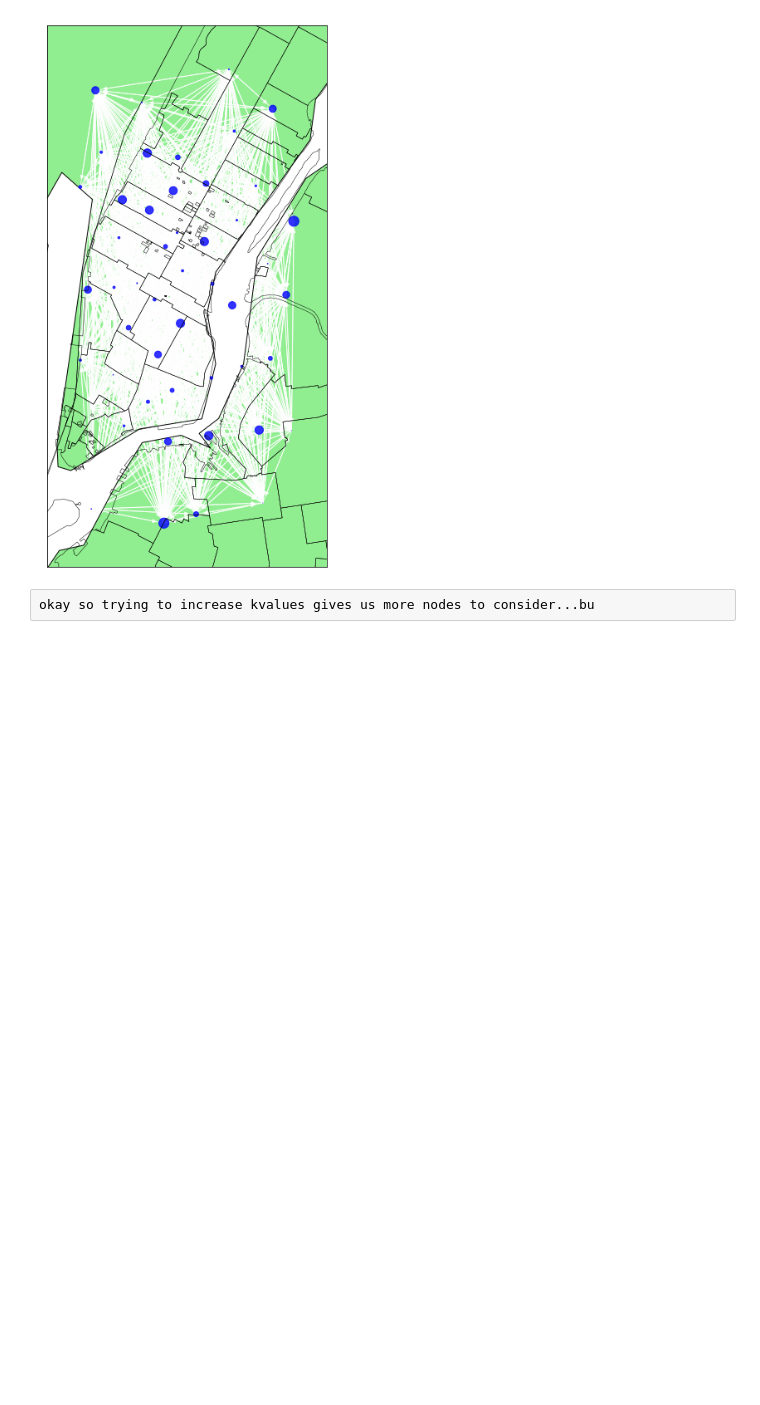
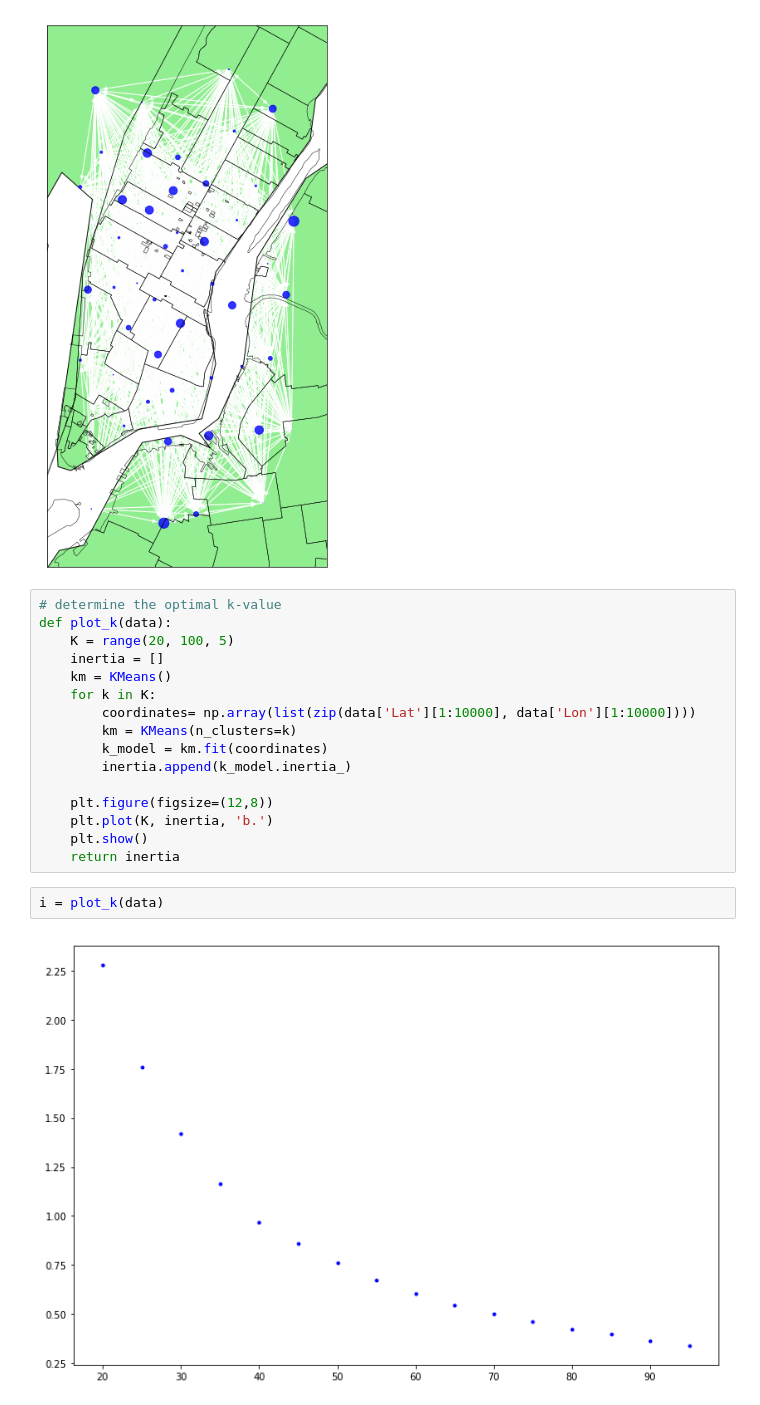
Before and after one commit to BisratM/NYC-Traffic-Analysis, a Jupyter notebook: kmeans.ipynb, the cells around one changed output. Saved outputs shown, nothing was run; the diff lists cells and outputs as text; blank space fills up the shorter version.

Commit message:
optimal kmeans

```diff
--- a/kmeans.ipynb
+++ b/kmeans.ipynb
@@ -280,5 +282,23 @@ m2 = draw_graph_clean(g2, shapefiles=shapefiles)
 # %% [output]
 FINISHED PROJ. COORDINATES...STARTING NODES
 [figure]
-# %%
-okay so trying to increase kvalues gives us more nodes to consider...bu
+# %%
+# determine the optimal k-value
+def plot_k(data):
+    K = range(20, 100, 5)
+    inertia = []
+    km = KMeans()
+    for k in K:
+        coordinates= np.array(list(zip(data['Lat'][1:10000], data['Lon'][1:10000])))
+        km = KMeans(n_clusters=k)
+        k_model = km.fit(coordinates)
+        inertia.append(k_model.inertia_)
+
+    plt.figure(figsize=(12,8))
+    plt.plot(K, inertia, 'b.')
+    plt.show()
+    return inertia
+# %%
+i = plot_k(data)
+# %% [output]
+[figure, added]
```
Also changed, not shown: parts of 4 cells of this notebook.
